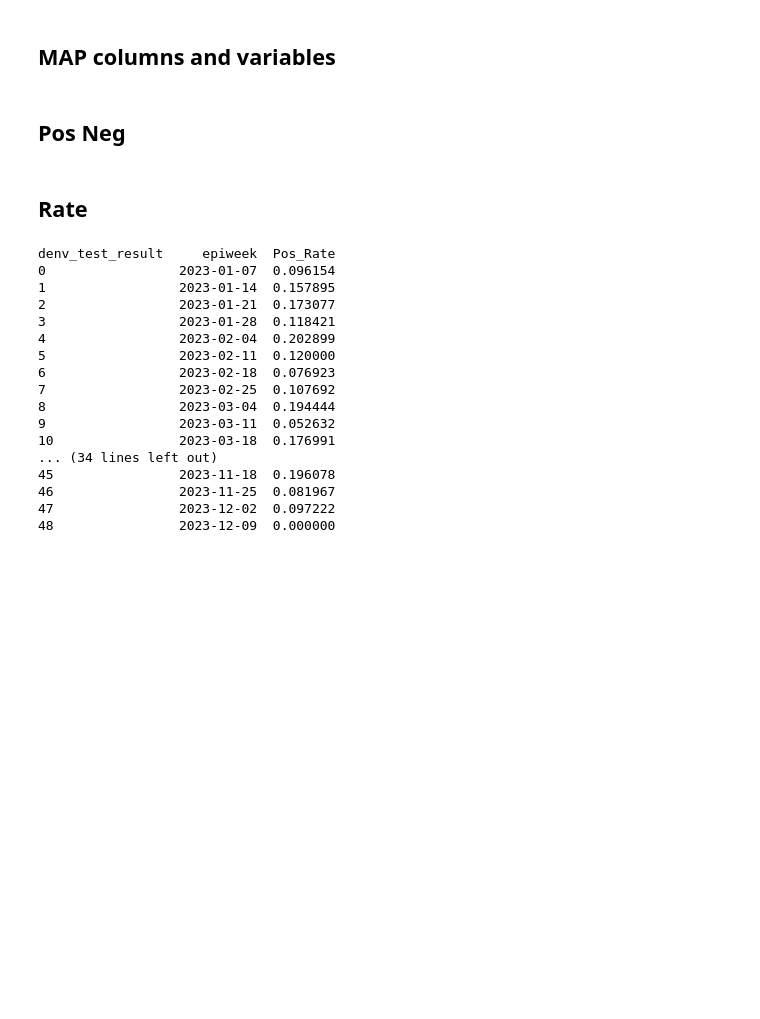
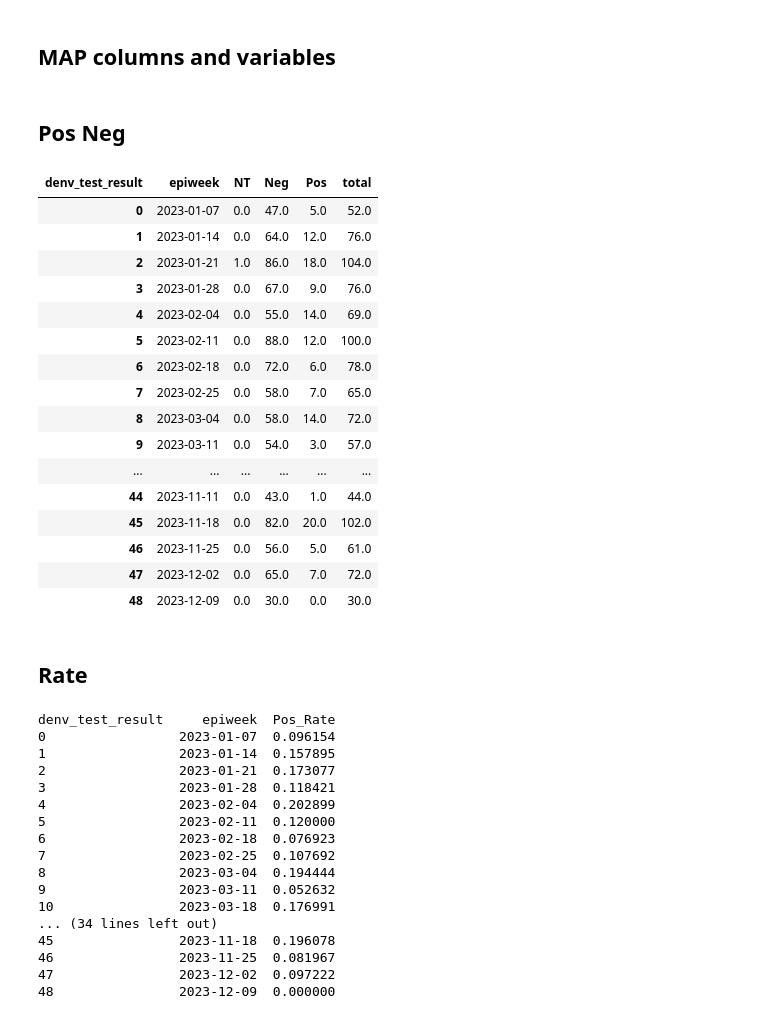
Before and after one commit to InstitutoTodosPelaSaude/arbo, a Jupyter notebook: EDA/scripts/ITpS4Gal.ipynb, the cells around one changed output. Saved outputs shown, nothing was run; the diff lists cells and outputs as text; code cells hidden in the pictures; blank space fills up the shorter version.

```diff
--- a/EDA/scripts/ITpS4Gal.ipynb
+++ b/EDA/scripts/ITpS4Gal.ipynb
@@ -138,7 +138,28 @@ denv_gal.to_csv(tsv_file_path, sep='\t', index=False)
 # %%
 ## Group data by epiweek and count the positive and negative cases
 denv_posneg = denv_gal.groupby('epiweek')['denv_test_result'].value_counts().unstack().fillna(0)
 denv_posneg['total'] = denv_posneg['Pos'] + denv_posneg['Neg']
+# Resetting the index of the DataFrame
+denv_posneg.reset_index(inplace=True)
+denv_posneg
+# %% [output]
+| denv_test_result | epiweek | NT | Neg | Pos | total |
+| 0 | 2023-01-07 | 0.0 | 47.0 | 5.0 | 52.0 |
+| 1 | 2023-01-14 | 0.0 | 64.0 | 12.0 | 76.0 |
+| 2 | 2023-01-21 | 1.0 | 86.0 | 18.0 | 104.0 |
+| 3 | 2023-01-28 | 0.0 | 67.0 | 9.0 | 76.0 |
+| 4 | 2023-02-04 | 0.0 | 55.0 | 14.0 | 69.0 |
+| 5 | 2023-02-11 | 0.0 | 88.0 | 12.0 | 100.0 |
+| 6 | 2023-02-18 | 0.0 | 72.0 | 6.0 | 78.0 |
+| 7 | 2023-02-25 | 0.0 | 58.0 | 7.0 | 65.0 |
+| 8 | 2023-03-04 | 0.0 | 58.0 | 14.0 | 72.0 |
+| 9 | 2023-03-11 | 0.0 | 54.0 | 3.0 | 57.0 |
+| ... | ... | ... | ... | ... | ... |
+| 44 | 2023-11-11 | 0.0 | 43.0 | 1.0 | 44.0 |
+| 45 | 2023-11-18 | 0.0 | 82.0 | 20.0 | 102.0 |
+| 46 | 2023-11-25 | 0.0 | 56.0 | 5.0 | 61.0 |
+| 47 | 2023-12-02 | 0.0 | 65.0 | 7.0 | 72.0 |
+| 48 | 2023-12-09 | 0.0 | 30.0 | 0.0 | 30.0 |
 # %% [markdown]
 ## Rate
 # %%
```
Also changed, not shown: parts of 3 cells of this notebook, 13 other files.
